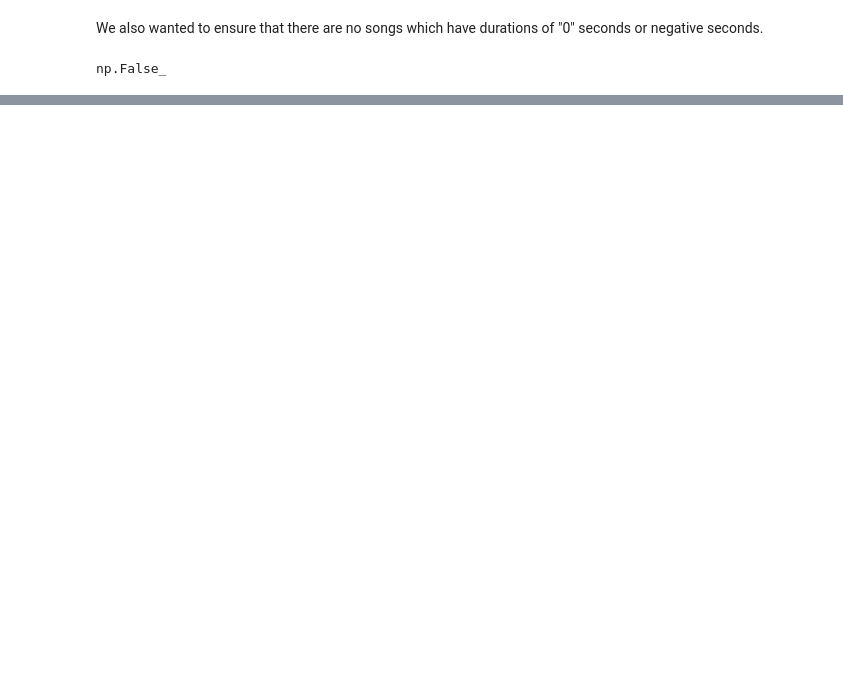
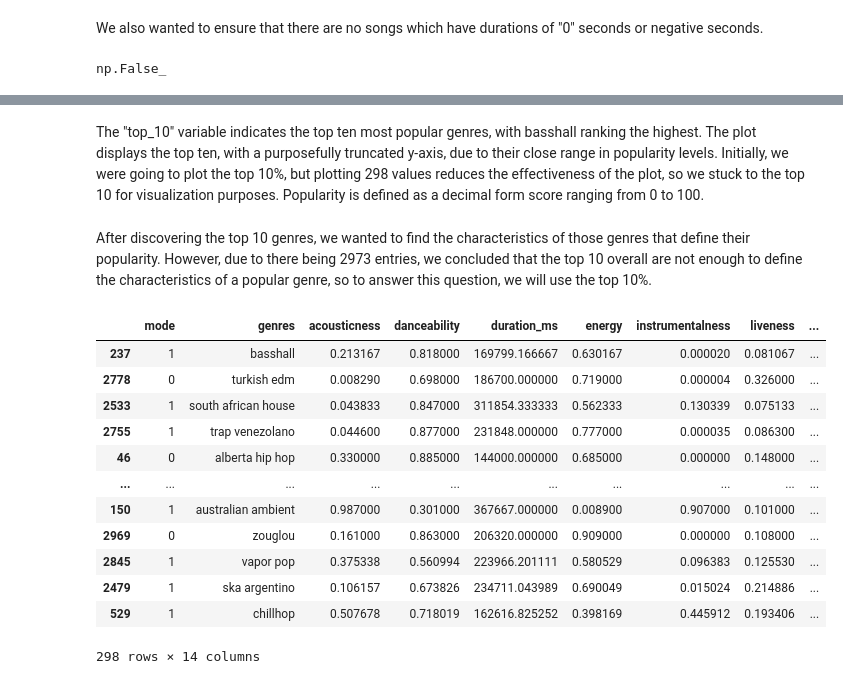
Before and after one commit to AlejandroLopez1992/DSCI235_Final_Project, a Jupyter notebook: spotifyAnalysis.ipynb, the cells around one changed output, grey strips where cells are left out. Drawn from its saved outputs; the diff is of its cells as text; code cells hidden in the pictures; blank space fills up the shorter version.

```diff
--- a/spotifyAnalysis.ipynb
+++ b/spotifyAnalysis.ipynb
@@ -73,0 +110,21 @@ spotify_data = spotify_data.loc[spotify_data['duration_ms'] < 20000]
+# %% [markdown]
+The "top_10" variable indicates the top ten most popular genres, with basshall ranking the highest. The plot displays the top ten, with a purposefully truncated y-axis, due to their close range in popularity levels. Initially, we were going to plot the top 10%, but plotting 298 values reduces the effectiveness of the plot, so we stuck to the top 10 for visualization purposes. Popularity is defined as a decimal form score ranging from 0 to 100.
+# %% [markdown]
+After discovering the top 10 genres, we wanted to find the characteristics of those genres that define their popularity. However, due to there being 2973 entries, we concluded that the top 10 overall are not enough to define the characteristics of a popular genre, so to answer this question, we will use the top 10%.
+# %%
+top_10_percent = (data_by_genres[data_by_genres['popularity'] >= data_by_genres['popularity'].quantile(0.9)].sort_values(by = 'popularity', ascending=False))
+top_10_precent
+# %% [output]
+|  | mode | genres | acousticness | danceability | duration_ms | energy | instrumentalness | liveness | ... |
+| 237 | 1 | basshall | 0.213167 | 0.818000 | 169799.166667 | 0.630167 | 0.000020 | 0.081067 | ... |
+| 2778 | 0 | turkish edm | 0.008290 | 0.698000 | 186700.000000 | 0.719000 | 0.000004 | 0.326000 | ... |
+| 2533 | 1 | south african house | 0.043833 | 0.847000 | 311854.333333 | 0.562333 | 0.130339 | 0.075133 | ... |
+| 2755 | 1 | trap venezolano | 0.044600 | 0.877000 | 231848.000000 | 0.777000 | 0.000035 | 0.086300 | ... |
+| 46 | 0 | alberta hip hop | 0.330000 | 0.885000 | 144000.000000 | 0.685000 | 0.000000 | 0.148000 | ... |
+| ... | ... | ... | ... | ... | ... | ... | ... | ... | ... |
+| 150 | 1 | australian ambient | 0.987000 | 0.301000 | 367667.000000 | 0.008900 | 0.907000 | 0.101000 | ... |
+| 2969 | 0 | zouglou | 0.161000 | 0.863000 | 206320.000000 | 0.909000 | 0.000000 | 0.108000 | ... |
+| 2845 | 1 | vapor pop | 0.375338 | 0.560994 | 223966.201111 | 0.580529 | 0.096383 | 0.125530 | ... |
+| 2479 | 1 | ska argentino | 0.106157 | 0.673826 | 234711.043989 | 0.690049 | 0.015024 | 0.214886 | ... |
+| 529 | 1 | chillhop | 0.507678 | 0.718019 | 162616.825252 | 0.398169 | 0.445912 | 0.193406 | ... |
+298 rows × 14 columns
```
Also changed, not shown: parts of 7 cells of this notebook.
